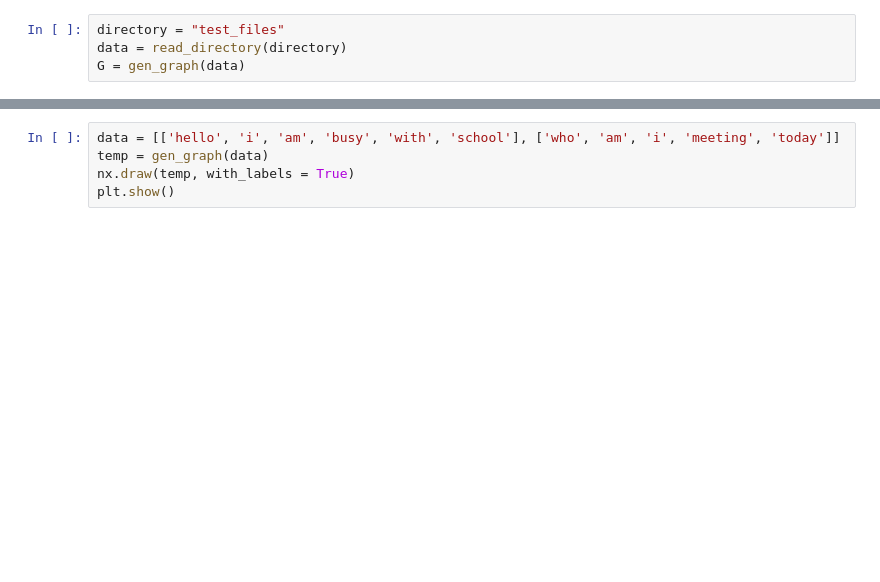
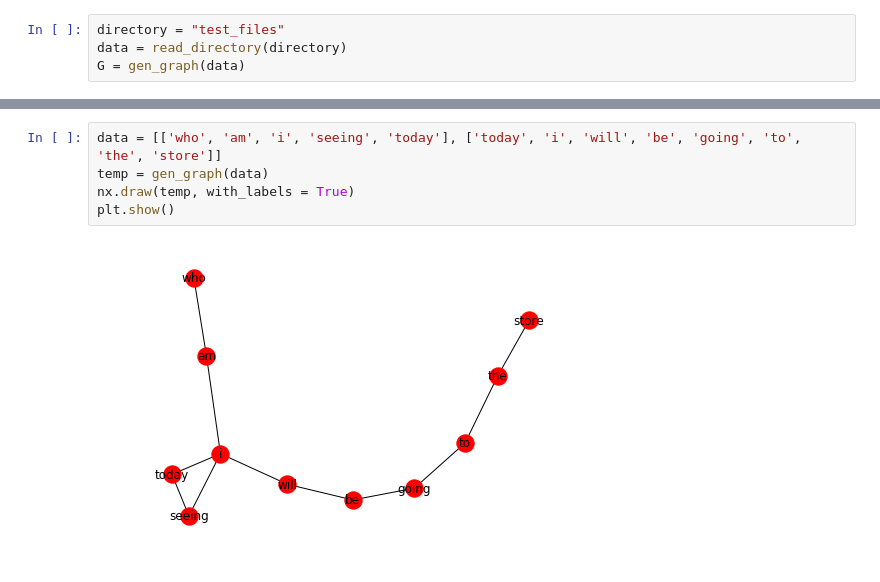
Before and after one commit to matthewdhanley/csci-5502-data-mining, a Jupyter notebook: Testing.ipynb, the cells around one changed output, grey strips where cells are left out. Cells and saved outputs as stored; diff of their text form; blank space fills up the shorter version.

```diff
--- a/Testing.ipynb
+++ b/Testing.ipynb
@@ -98,8 +134,10 @@ plt.show()
 # %%
-data = [['hello', 'i', 'am', 'busy', 'with', 'school'], ['who', 'am', 'i', 'meeting', 'today']]
+data = [['who', 'am', 'i', 'seeing', 'today'], ['today', 'i', 'will', 'be', 'going', 'to', 'the', 'store']]
 temp = gen_graph(data)
 nx.draw(temp, with_labels = True)
 plt.show()
+# %% [output]
+[figure, added]
 # %%
 print(len(G.nodes))
 print(len(R))
```
Also changed, not shown: parts of 6 cells of this notebook, 12 other files.
